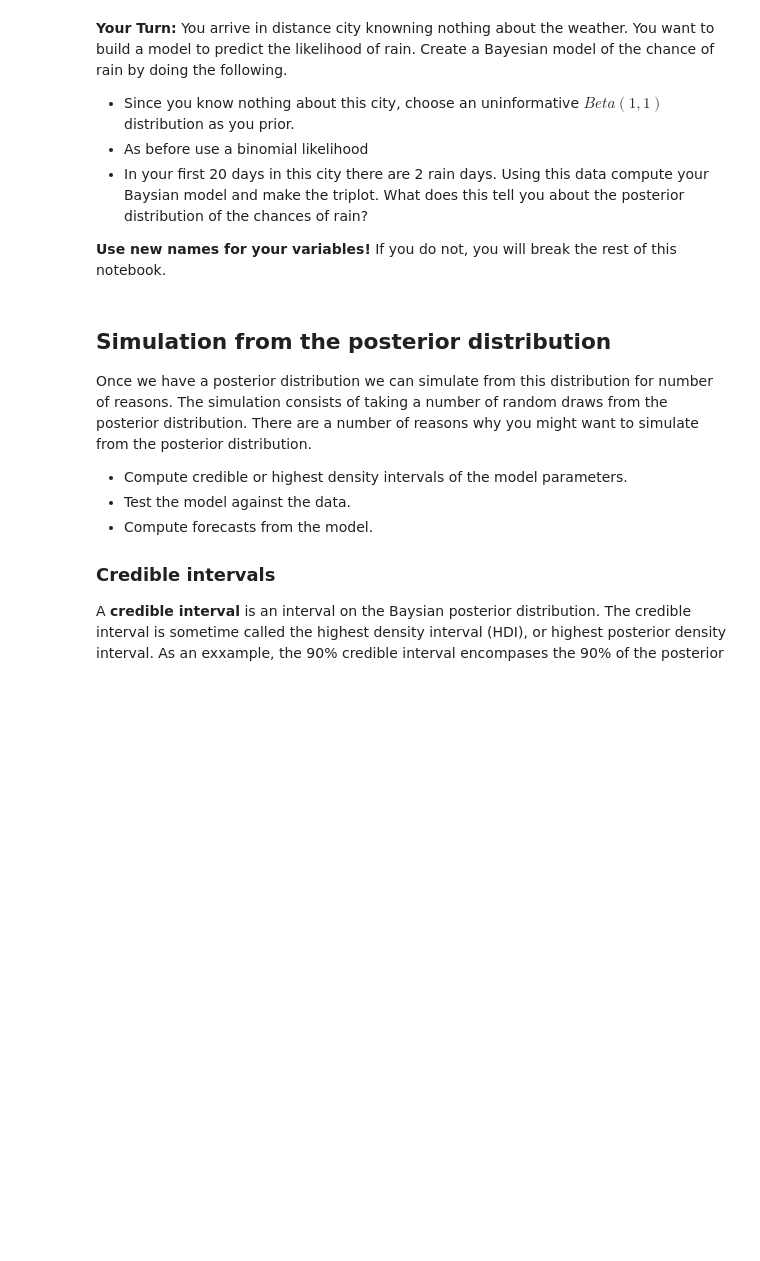
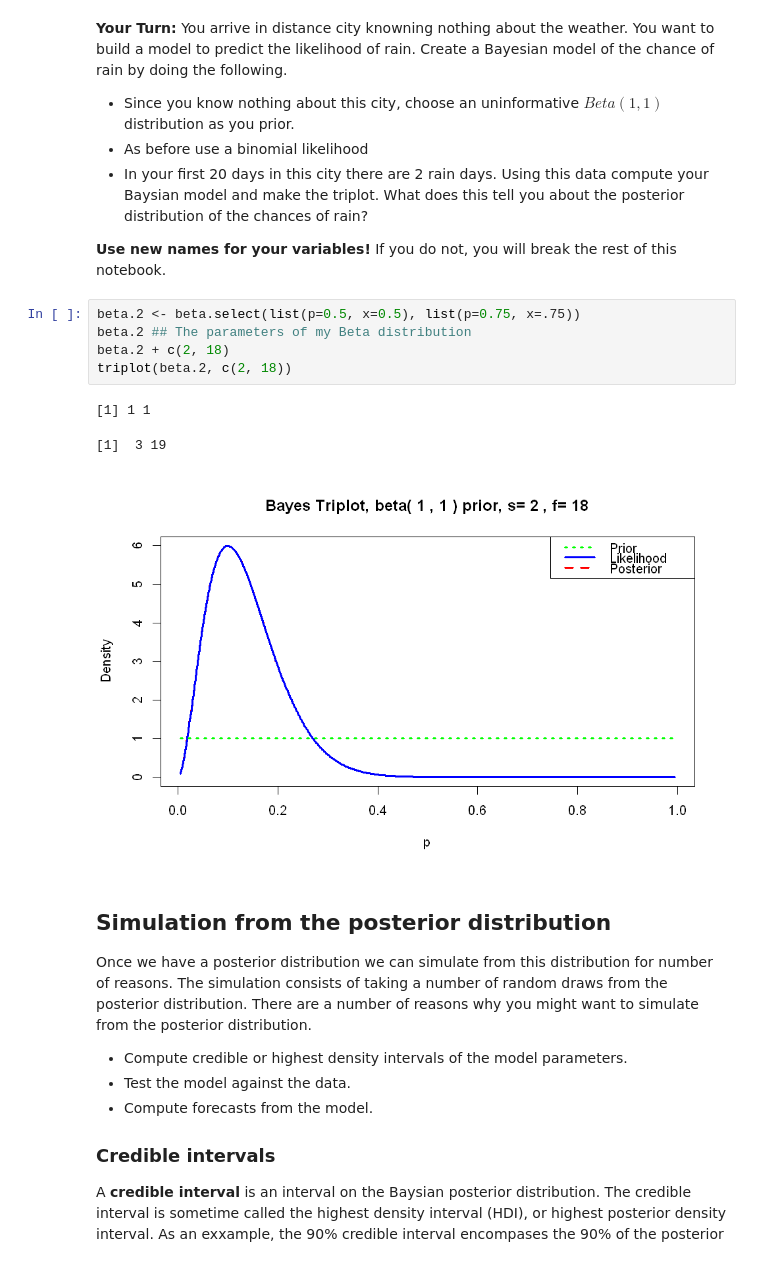
Before and after one commit to StephenElston/DataScience350, a Jupyter notebook: Lecture5/IntroductionToBayes.ipynb, the cells around one changed output. Cells and saved outputs as stored; diff of their text form; blank space fills up the shorter version.

```diff
--- a/Lecture5/IntroductionToBayes.ipynb
+++ b/Lecture5/IntroductionToBayes.ipynb
@@ -343,6 +343,15 @@ In fact, as data is added to a Bayesian model, the posterior moves toward the li
 - In your first 20 days in this city there are 2 rain days. Using this data compute your Baysian model and make the triplot. What does this tell you about the posterior distribution of the chances of rain?
 
 **Use new names for your variables!** If you do not, you will break the rest of this notebook.
+# %%
+beta.2 <- beta.select(list(p=0.5, x=0.5), list(p=0.75, x=.75))
+beta.2 ## The parameters of my Beta distribution
+beta.2 + c(2, 18)
+triplot(beta.2, c(2, 18))
+# %% [output]
+[1] 1 1
+[1]  3 19
+[figure, added]
 # %% [markdown]
 ## Simulation from the posterior distribution
 
```
Also changed, not shown: parts of 7 cells of this notebook.
